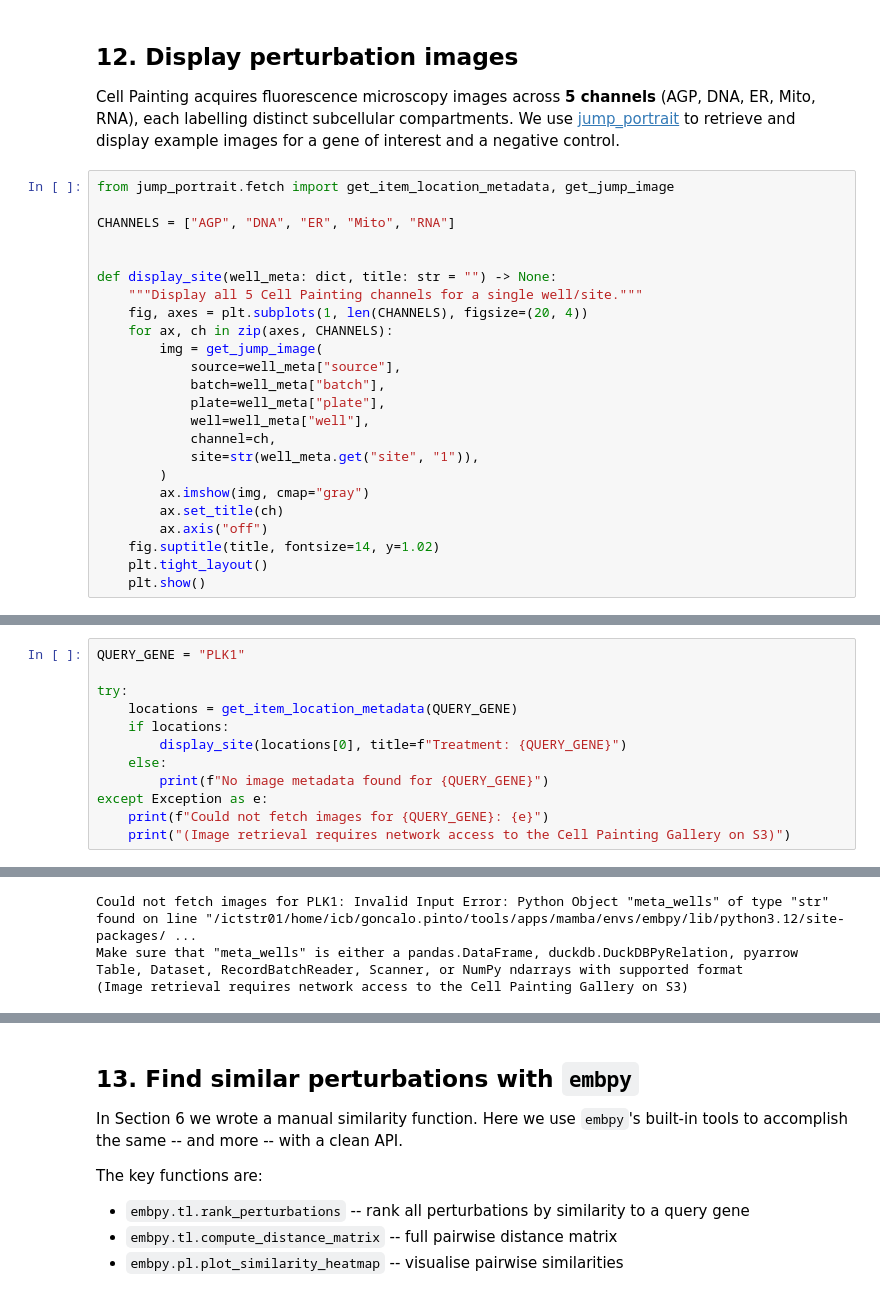
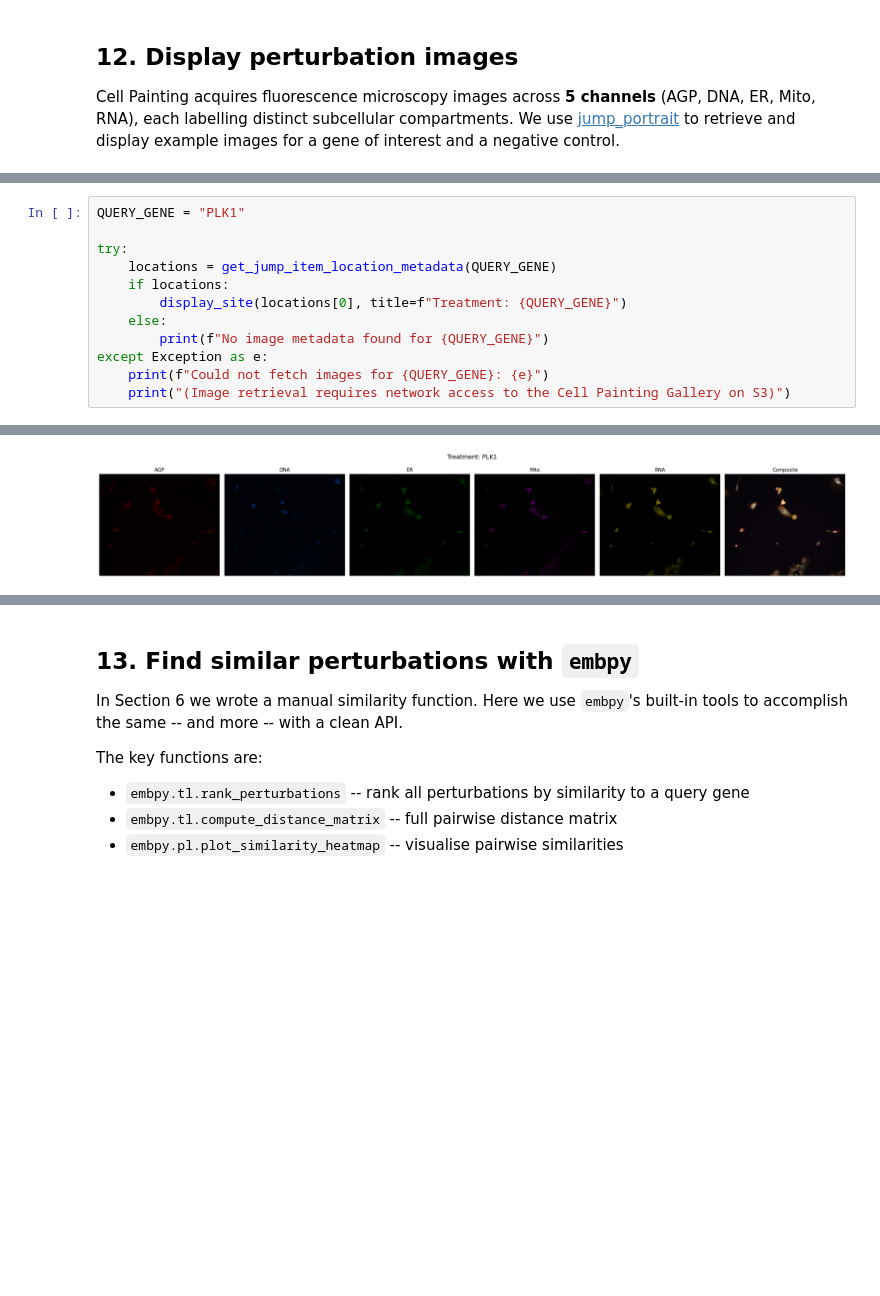
Before and after one commit to theislab/embpy, a Jupyter notebook: docs/notebooks/13_jump_cell_painting.ipynb, the cells around one changed output, grey strips where cells are left out. Saved outputs shown, nothing was run; the diff lists cells and outputs as text; blank space fills up the shorter version.

Commit message:
improved the morphology and cell painting tutorial

```diff
--- a/docs/notebooks/13_jump_cell_painting.ipynb
+++ b/docs/notebooks/13_jump_cell_painting.ipynb
@@ -465,27 +480,3 @@ subcellular compartments. We use
 [jump_portrait](https://github.com/broadinstitute/jump_portrait)
 to retrieve and display example images for a gene of interest
 and a negative control.
-# %%
-from jump_portrait.fetch import get_item_location_metadata, get_jump_image
-
-CHANNELS = ["AGP", "DNA", "ER", "Mito", "RNA"]
-
-
-def display_site(well_meta: dict, title: str = "") -> None:
-    """Display all 5 Cell Painting channels for a single well/site."""
-    fig, axes = plt.subplots(1, len(CHANNELS), figsize=(20, 4))
-    for ax, ch in zip(axes, CHANNELS):
-        img = get_jump_image(
-            source=well_meta["source"],
-            batch=well_meta["batch"],
-            plate=well_meta["plate"],
-            well=well_meta["well"],
-            channel=ch,
-            site=str(well_meta.get("site", "1")),
-        )
-        ax.imshow(img, cmap="gray")
-        ax.set_title(ch)
-        ax.axis("off")
-    fig.suptitle(title, fontsize=14, y=1.02)
-    plt.tight_layout()
-    plt.show()
@@ -493,7 +565,7 @@ def display_site(well_meta: dict, title: str = "") -> None:
 QUERY_GENE = "PLK1"
 
 try:
-    locations = get_item_location_metadata(QUERY_GENE)
+    locations = get_jump_item_location_metadata(QUERY_GENE)
     if locations:
         display_site(locations[0], title=f"Treatment: {QUERY_GENE}")
     else:
@@ -507,5 +577,3 @@ Downloading data from 'https://zenodo.org/api/records/18729301/files/jump_index.
-Could not fetch images for PLK1: Invalid Input Error: Python Object "meta_wells" of type "str" found on line "/ictstr01/home/icb/goncalo.pinto/tools/apps/mamba/envs/embpy/lib/python3.12/site-packages/ ...
-Make sure that "meta_wells" is either a pandas.DataFrame, duckdb.DuckDBPyRelation, pyarrow Table, Dataset, RecordBatchReader, Scanner, or NumPy ndarrays with supported format
-(Image retrieval requires network access to the Cell Painting Gallery on S3)
+[figure, added]
 # %%
 try:
```
Also changed, not shown: parts of 24 cells of this notebook, 7 other files.
